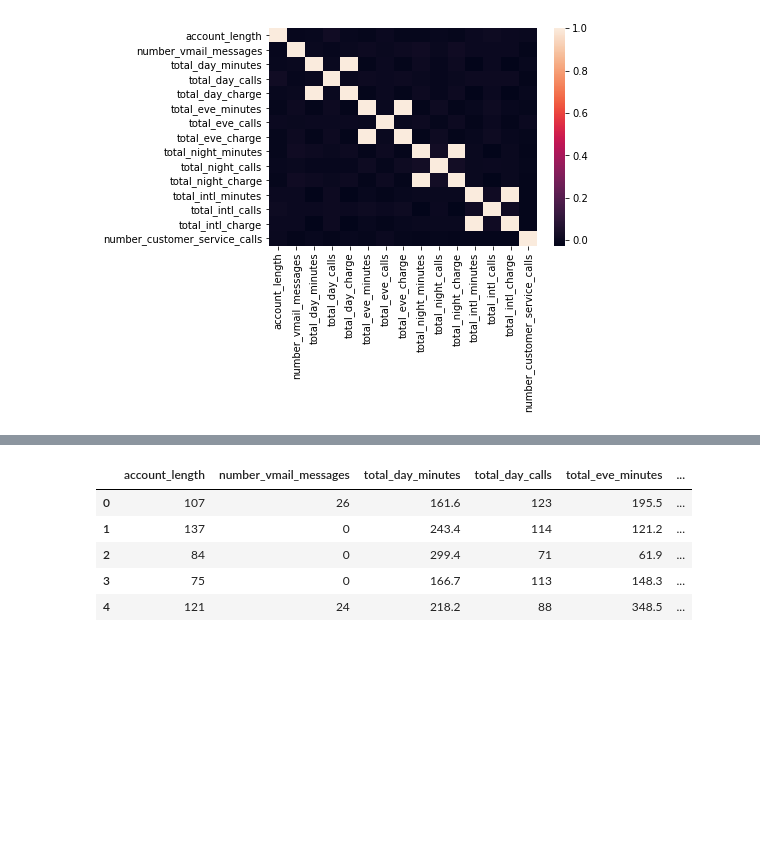
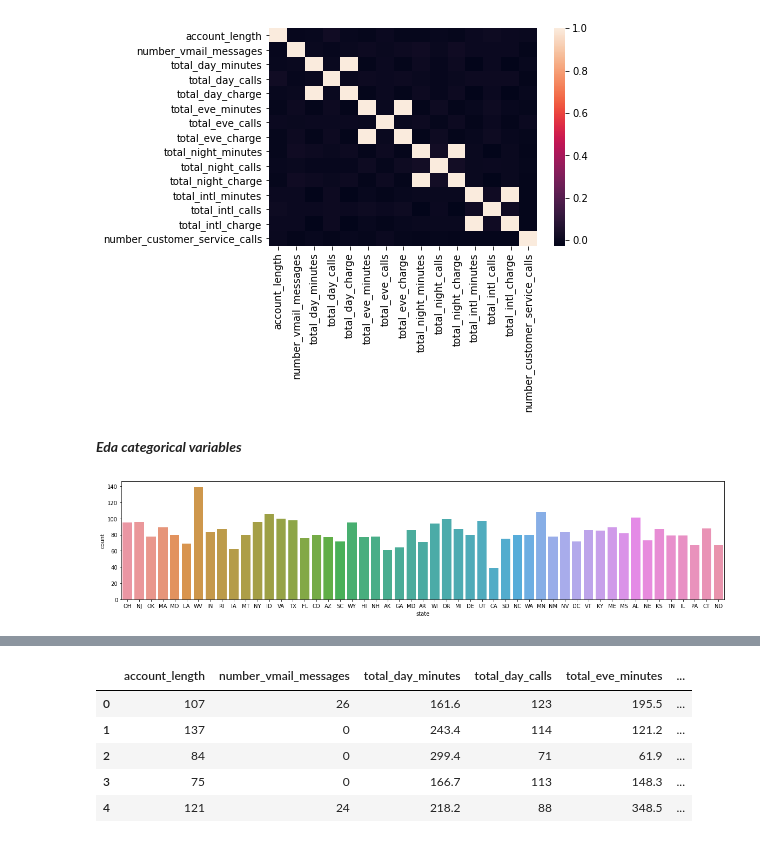
Before and after one commit to shreyansh273/Cusotomer-churn-prediction, a Jupyter notebook: Customer_churn_prediction.ipynb, the cells around one changed output, grey strips where cells are left out. Drawn from its saved outputs; the diff is of its cells as text; code cells hidden in the pictures; blank space fills up the shorter version.

Commit message:
Added eda for categorical variables

```diff
--- a/Customer_churn_prediction.ipynb
+++ b/Customer_churn_prediction.ipynb
@@ -163,3 +163,5 @@ sns.heatmap(corr,
 [figure]
 # %%
 train.drop(['total_day_charge','total_eve_charge','total_night_charge','total_intl_charge'], axis=1, inplace=True)
+# %% [markdown]
+***Eda categorical variables***
@@ -165,0 +170,6 @@ train.drop(['total_day_charge','total_eve_charge','total_night_charge','total_in
+# %%
+plt.figure(figsize=(20,4))
+sns.countplot(data = train, x='state')
+plt.show()
+# %% [output]
+[figure, added]
```
Also changed, not shown: parts of 10 cells of this notebook.
